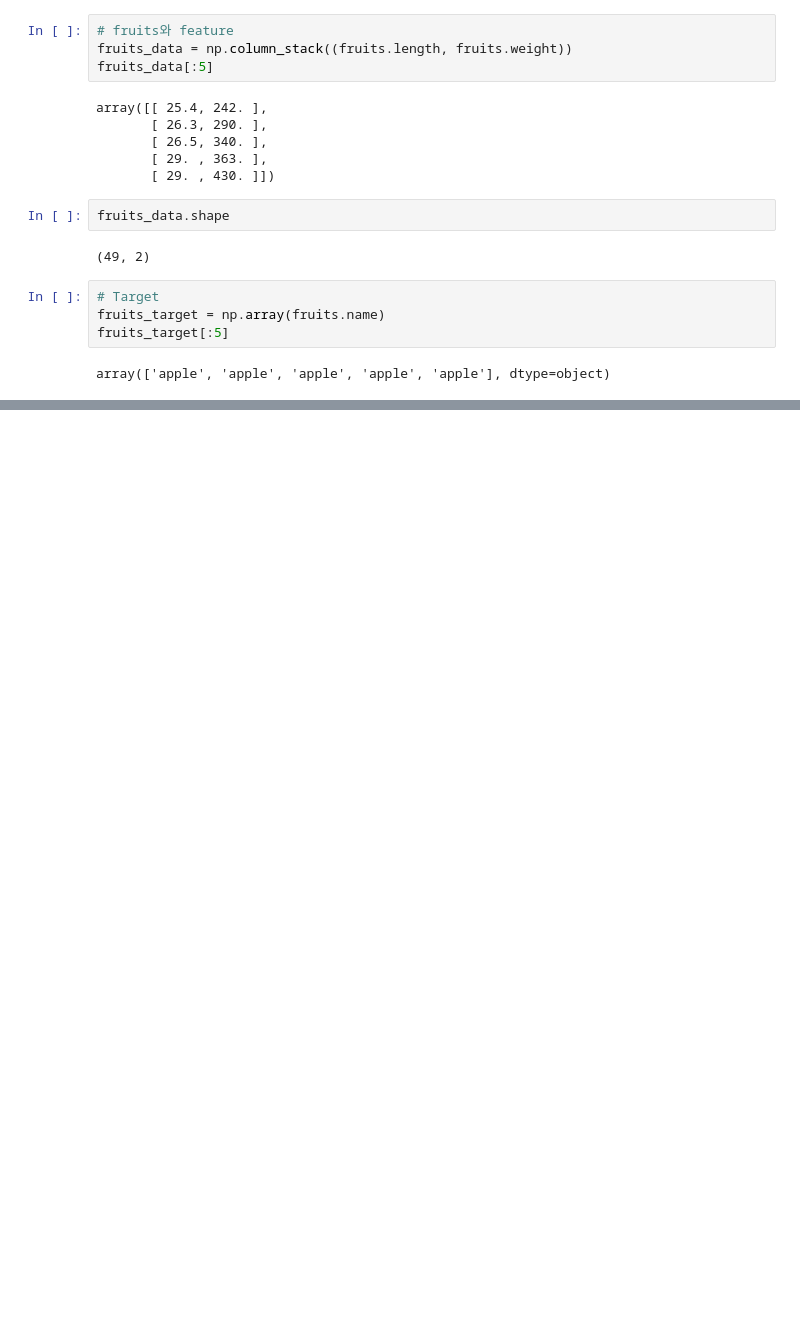
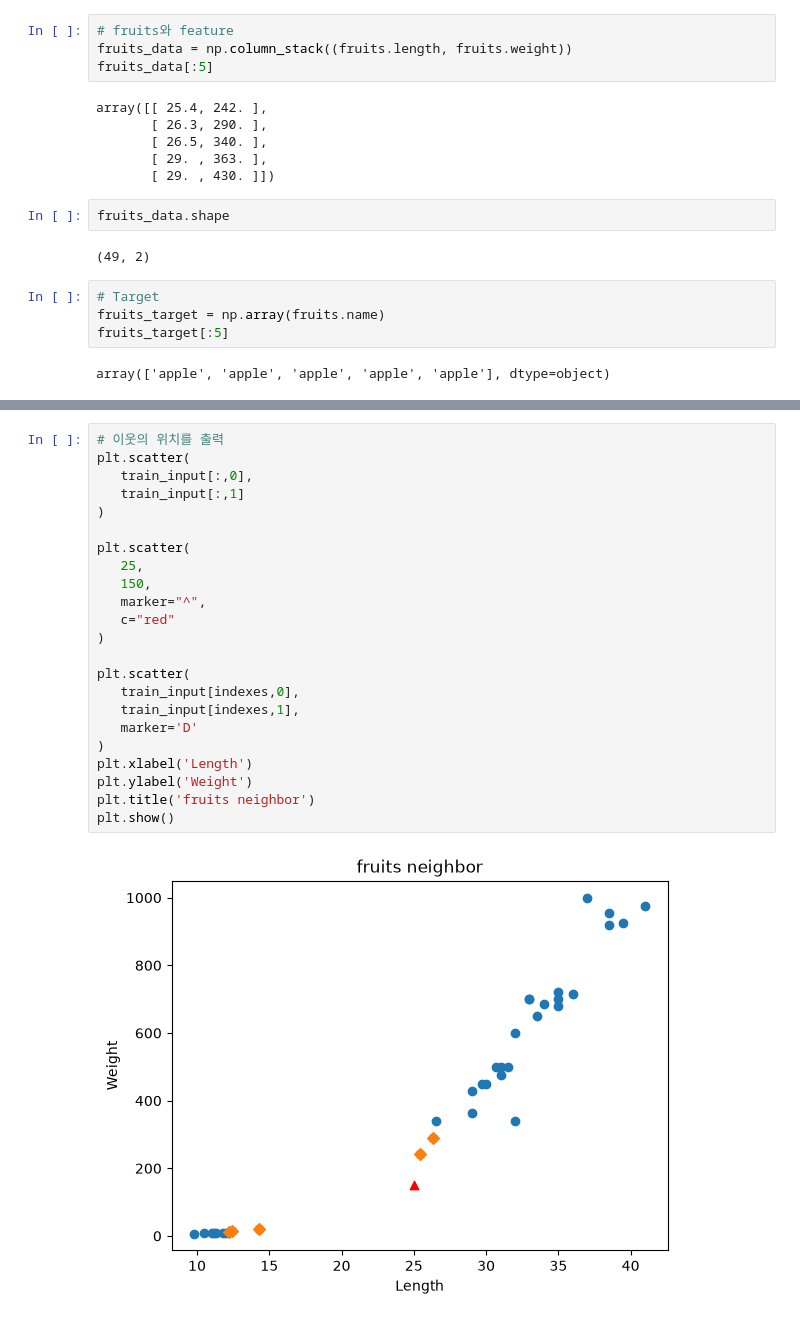
Before and after one commit to xywon0219nate-blip/Machine-Learning, a Jupyter notebook: Note/06.정교한 결과 도출을 위한 데이터 전처리.ipynb, the cells around one changed output, grey strips where cells are left out. Drawn from its saved outputs; the diff is of its cells as text; blank space fills up the shorter version.

```diff
--- a/Note/06.정교한 결과 도출을 위한 데이터 전처리.ipynb
+++ b/Note/06.정교한 결과 도출을 위한 데이터 전처리.ipynb
@@ -94,0 +174,25 @@ array(['apple', 'apple', 'apple', 'apple', 'apple'], dtype=object)
+# %%
+# 이웃의 위치를 출력
+plt.scatter(
+   train_input[:,0],
+   train_input[:,1]
+)
+
+plt.scatter(
+   25,
+   150,
+   marker="^",
+   c="red"
+)
+
+plt.scatter(
+   train_input[indexes,0],
+   train_input[indexes,1],
+   marker='D'
+)
+plt.xlabel('Length')
+plt.ylabel('Weight')
+plt.title('fruits neighbor')
+plt.show()
+# %% [output]
+[figure, added]
```
Also changed, not shown: parts of 35 cells of this notebook, 4 other files.
